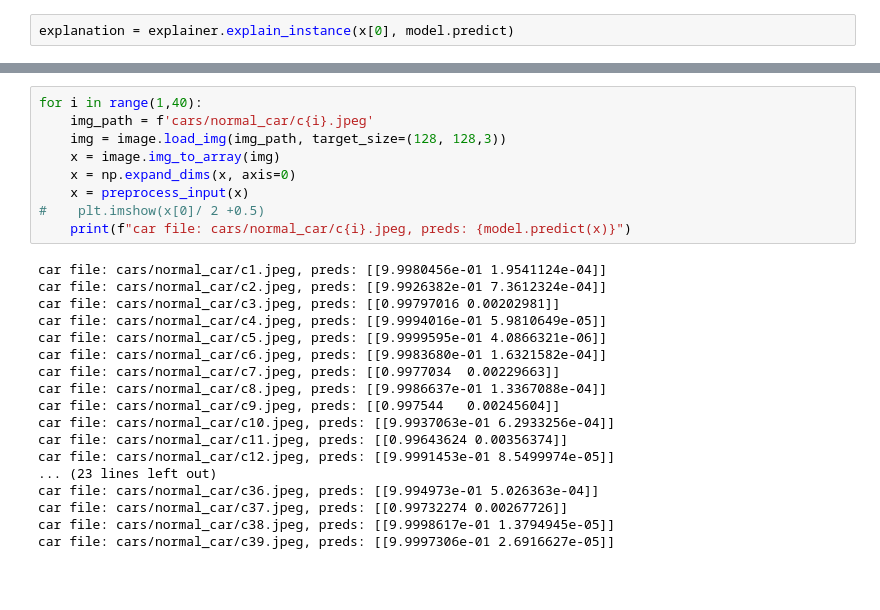
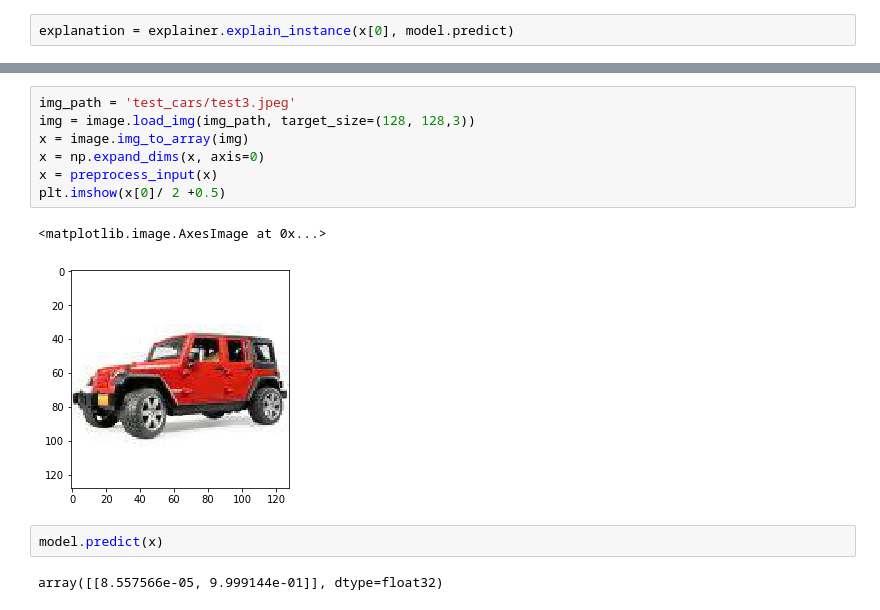
Before and after one commit to dsharpc/bias-and-LIME, a Jupyter notebook: lime.ipynb, the cells around one changed output, grey strips where cells are left out. Drawn from its saved outputs; the diff is of its cells as text; blank space fills up the shorter version.

```diff
--- a/lime.ipynb
+++ b/lime.ipynb
@@ -171,27 +149,14 @@ plt.imshow(mark_boundaries(temp / 2 + 0.5, mask))
 # %%
-for i in range(1,40):
-    img_path = f'cars/normal_car/c{i}.jpeg'
-    img = image.load_img(img_path, target_size=(128, 128,3))
-    x = image.img_to_array(img)
-    x = np.expand_dims(x, axis=0)
-    x = preprocess_input(x)
-#    plt.imshow(x[0]/ 2 +0.5)
-    print(f"car file: cars/normal_car/c{i}.jpeg, preds: {model.predict(x)}")
+img_path = 'test_cars/test3.jpeg'
+img = image.load_img(img_path, target_size=(128, 128,3))
+x = image.img_to_array(img)
+x = np.expand_dims(x, axis=0)
+x = preprocess_input(x)
+plt.imshow(x[0]/ 2 +0.5)
 # %% [output]
-car file: cars/normal_car/c1.jpeg, preds: [[9.9980456e-01 1.9541124e-04]]
-car file: cars/normal_car/c2.jpeg, preds: [[9.9926382e-01 7.3612324e-04]]
-car file: cars/normal_car/c3.jpeg, preds: [[0.99797016 0.00202981]]
-car file: cars/normal_car/c4.jpeg, preds: [[9.9994016e-01 5.9810649e-05]]
-car file: cars/normal_car/c5.jpeg, preds: [[9.9999595e-01 4.0866321e-06]]
-car file: cars/normal_car/c6.jpeg, preds: [[9.9983680e-01 1.6321582e-04]]
-car file: cars/normal_car/c7.jpeg, preds: [[0.9977034  0.00229663]]
-car file: cars/normal_car/c8.jpeg, preds: [[9.9986637e-01 1.3367088e-04]]
-car file: cars/normal_car/c9.jpeg, preds: [[0.997544   0.00245604]]
-car file: cars/normal_car/c10.jpeg, preds: [[9.9937063e-01 6.2933256e-04]]
-car file: cars/normal_car/c11.jpeg, preds: [[0.99643624 0.00356374]]
-car file: cars/normal_car/c12.jpeg, preds: [[9.9991453e-01 8.5499974e-05]]
-... (23 lines left out)
-car file: cars/normal_car/c36.jpeg, preds: [[9.994973e-01 5.026363e-04]]
-car file: cars/normal_car/c37.jpeg, preds: [[0.99732274 0.00267726]]
-car file: cars/normal_car/c38.jpeg, preds: [[9.9998617e-01 1.3794945e-05]]
-car file: cars/normal_car/c39.jpeg, preds: [[9.9997306e-01 2.6916627e-05]]
+<matplotlib.image.AxesImage at 0x...>
+[figure, added]
+# %%
+model.predict(x)
+# %% [output]
+array([[8.557566e-05, 9.999144e-01]], dtype=float32)
```
Also changed, not shown: parts of 28 cells of this notebook.
